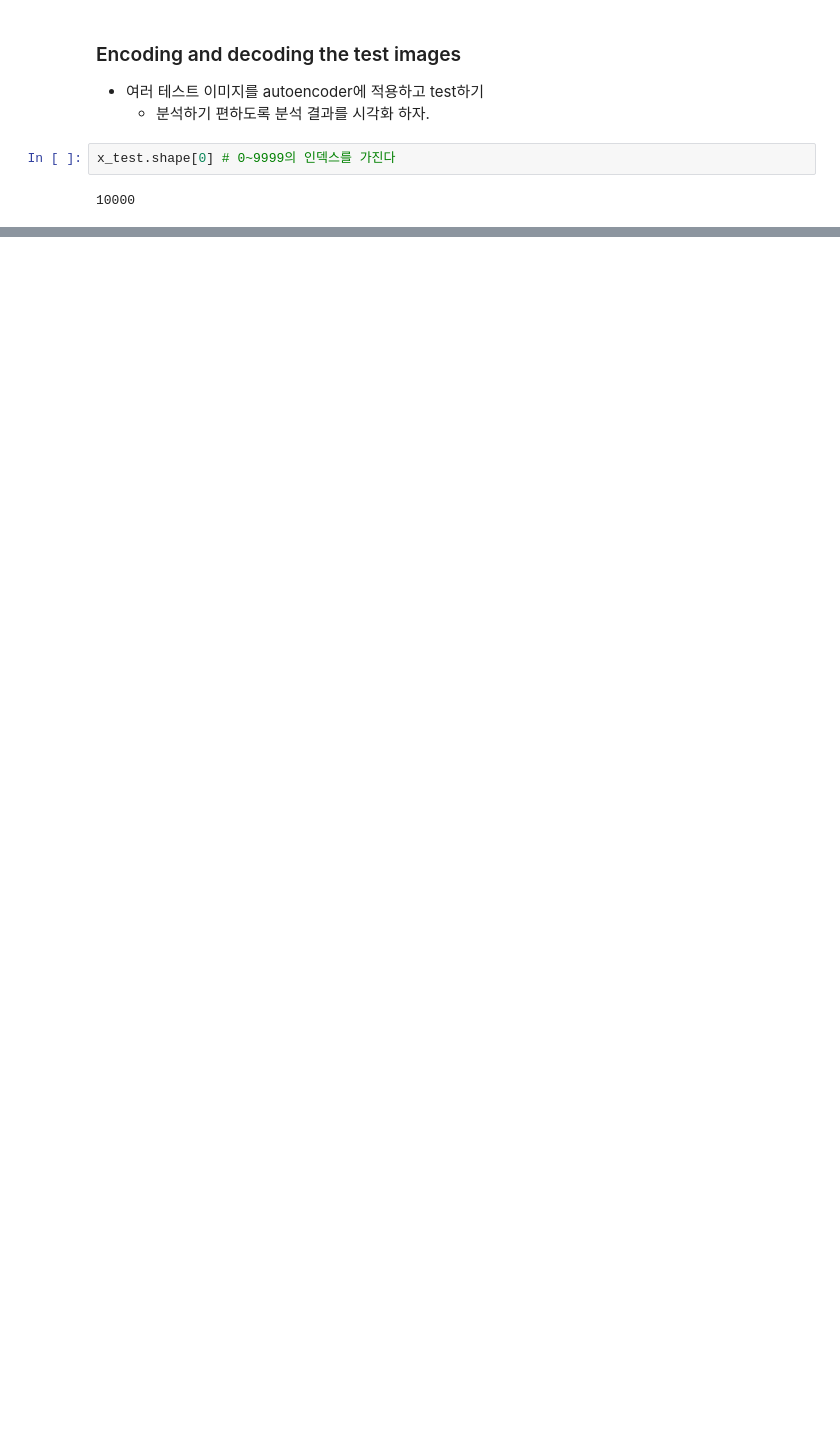
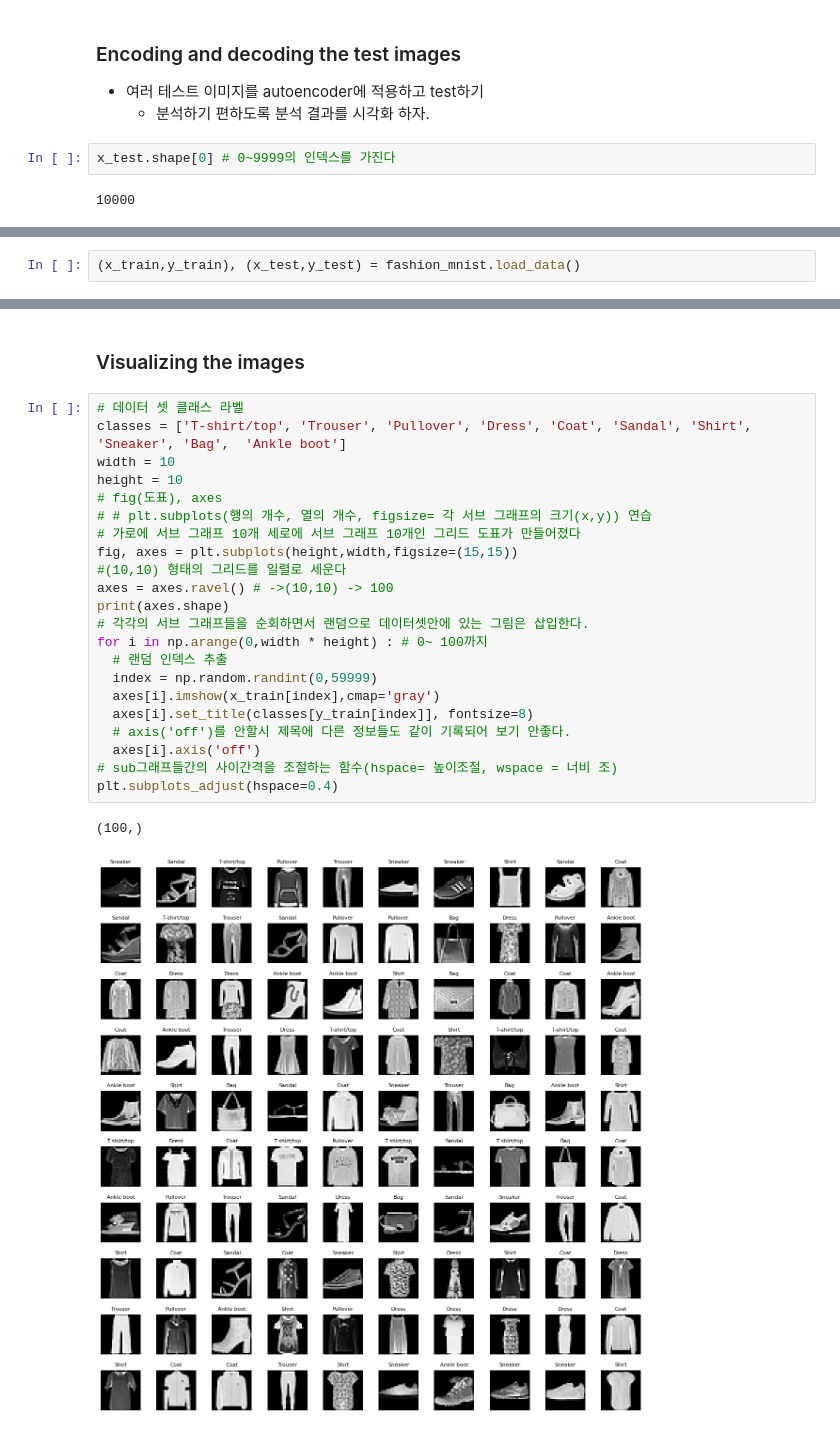
Before and after one commit to LJHgithub2/Computer-Vision, a Jupyter notebook: AutoEncoders/AutoEncoders .ipynb, the cells around one changed output, grey strips where cells are left out. Cells and saved outputs as stored; diff of their text form; blank space fills up the shorter version.

```diff
--- a/AutoEncoders/AutoEncoders .ipynb
+++ b/AutoEncoders/AutoEncoders .ipynb
@@ -261,0 +338,2 @@ for i , image_index in enumerate(test_images):
+# %%
+(x_train,y_train), (x_test,y_test) = fashion_mnist.load_data()
@@ -261,0 +357,27 @@ for i , image_index in enumerate(test_images):
+# %% [markdown]
+### Visualizing the images
+# %%
+# 데이터 셋 클래스 라벨
+classes = ['T-shirt/top', 'Trouser', 'Pullover', 'Dress', 'Coat', 'Sandal', 'Shirt', 'Sneaker', 'Bag',  'Ankle boot']
+width = 10
+height = 10
+# fig(도표), axes
+# # plt.subplots(행의 개수, 열의 개수, figsize= 각 서브 그래프의 크기(x,y)) 연습
+# 가로에 서브 그래프 10개 세로에 서브 그래프 10개인 그리드 도표가 만들어졌다
+fig, axes = plt.subplots(height,width,figsize=(15,15))
+#(10,10) 형태의 그리드를 일렬로 세운다
+axes = axes.ravel() # ->(10,10) -> 100
+print(axes.shape)
+# 각각의 서브 그래프들을 순회하면서 랜덤으로 데이터셋안에 있는 그림은 삽입한다.
+for i in np.arange(0,width * height) : # 0~ 100까지
+  # 랜덤 인덱스 추출
+  index = np.random.randint(0,59999)
+  axes[i].imshow(x_train[index],cmap='gray')
+  axes[i].set_title(classes[y_train[index]], fontsize=8)
+  # axis('off')를 안할시 제목에 다른 정보들도 같이 기록되어 보기 안좋다.
+  axes[i].axis('off')
+# sub그래프들간의 사이간격을 조절하는 함수(hspace= 높이조절, wspace = 너비 조)
+plt.subplots_adjust(hspace=0.4)
+# %% [output]
+(100,)
+[figure, added]
```
Also changed, not shown: parts of 27 cells of this notebook.
